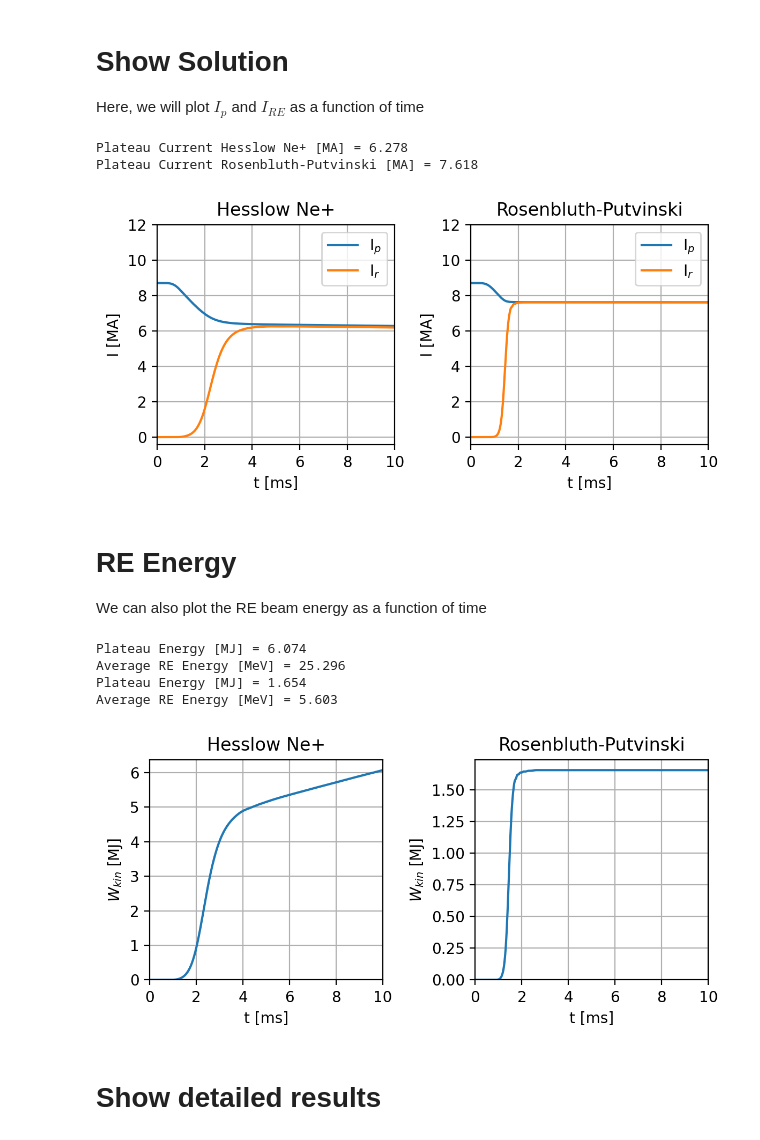
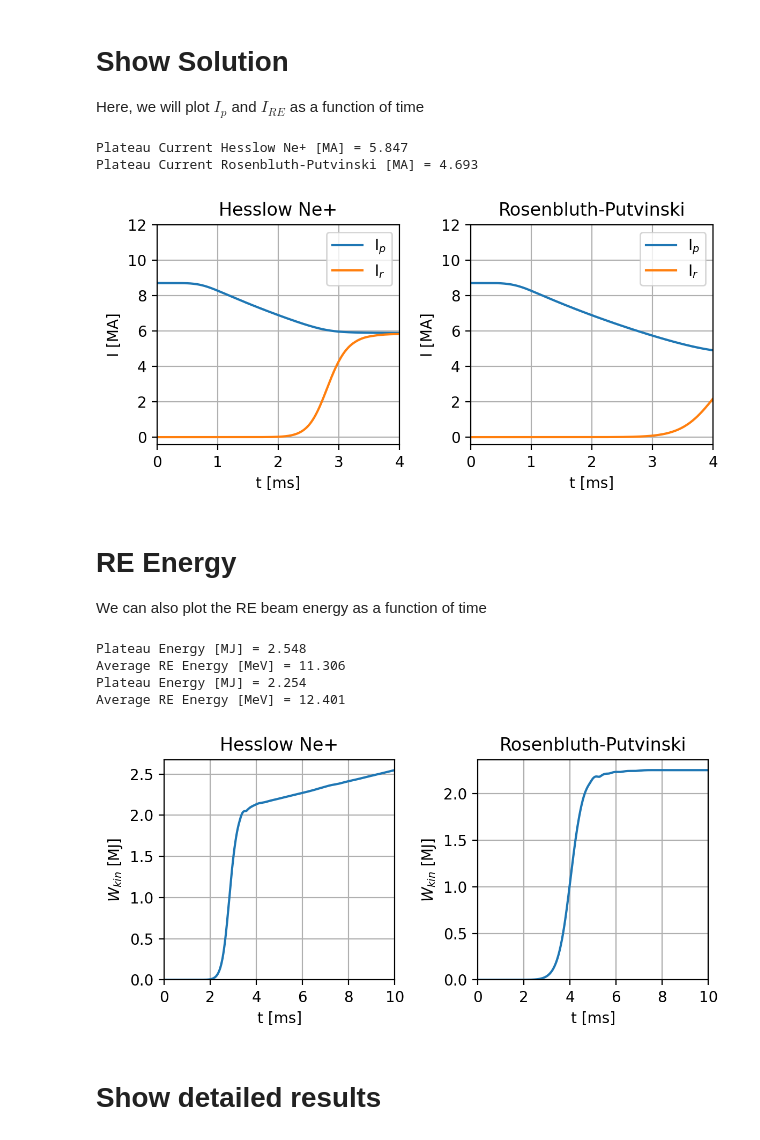
Before and after one commit to ridatta/RE_Solver, a Jupyter notebook: 0D-Solver-Hesslow.ipynb, the cells around one changed output. Cells and saved outputs as stored; diff of their text form; code cells hidden in the pictures.

```diff
--- a/0D-Solver-Hesslow.ipynb
+++ b/0D-Solver-Hesslow.ipynb
@@ -118,19 +118,41 @@ def dYdt(t,Y,primary_sources=[1,1,1],iAvalanche=1,nD=1e-10,nNe=1e20):
     if iAvalanche == 0:
         Yav = 0;
     elif iAvalanche == 1:
-         Yav = (ntot/ne) * iAvalanche * get_avalance_growth_rate_RP2(E_star,ne,0/R0,lnA,Zeff) # per second
+         Yav = 1 * iAvalanche * get_avalance_growth_rate_RP2(E_star,ne,0/R0,lnA,Zeff) # per second
          #if np.random.rand() < 0.1:  # troubleshooting
             #print(f"t={t*1e3:.3f} ms, Yav={Yav:.3e}")
     elif iAvalanche == 2:
-        Yav =  (ntot/ne) * get_avalance_growth_rate_CH(E_star,ne,0/R0,lnA,Zeff) # per second
+        Yav =  1 * get_avalance_growth_rate_CH(E_star,ne,0/R0,lnA,Zeff) # per second
     elif iAvalanche == 3: #Implement getHesslowAvalanchingRate
      # Define arrays for species info, first element deuterium, second Neon (impurity)
         Z = np.array([1, 10])             # Max ionization of D and Ne
-        Z0 = np.array([1, 1])           # Current ionization level (using ZNe breaks the array or something??)
         nj = np.array([nD, nNe])          # Densities [m^-3]
-        Yav = getHesslowAvalanchingRate(E_star, Z, Z0, nj, T, element='Ne', B=0)
+        # trying to use interpolation here
+        Zlow = int(np.floor(ZNe))
+        Zhigh = int(np.ceil(ZNe))
+        weight = ZNe - Zlow # interpolation weight
+
+        # Creating 2 seperate arrays fo the low and high value
+        Z0_low = np.array([1, Zlow])
+        Z0_high = np.array([1, Zhigh])
+
+        try:
+            Y_low = getHesslowAvalanchingRate(E_star, Z, Z0_low, nj, T, element='Ne', B=0)
+        except Exception as e:
+            Y_low = 0
+        try:
+            Y_high = getHesslowAvalanchingRate(E_star, Z, Z0_high, nj, T, element='Ne', B=0)
+        except Exception as e:
+            Y_high = 0
+
+        #Z0 = np.array([1, int(float(ZNe))])           # Current ionization level (using ZNe breaks the array or something??)
+        # USE INTERPOLATION FOR ZNe
+        #Z0 = np.array([1, 1])
+
+        Yav = (1 - weight) * Y_low + weight * Y_high # set has the weighted average of the two
         #if np.random.rand() < 0.1:  # troubleshooting
             #print(f"t={t*1e3:.3f} ms, Yav={Yav:.3e}")
+        #print(f"ZNe: {ZNe}   Z0_low: {Z0_low}   Z0_high: {Z0_high}   Yav: {Yav}")
 
     dIpdt = -2 * np.pi * R0 * Epar / L # [A/s]
     dIrdt = j_primary * np.pi * a**2 + Yav * Ir # [A/s]
@@ -144,10 +166,10 @@ def dYdt(t,Y,primary_sources=[1,1,1],iAvalanche=1,nD=1e-10,nNe=1e20):
 # Solve
 # %%
 from scipy.integrate import solve_ivp
-t = np.linspace(0,10e-3,10000) # times to solve at [s]
+t = np.linspace(0,10e-3,4000) # times to solve at [s]
 
 # testing hesslow avalanching
-iDreicer, iTritium, iCompton = 1, 1, 1 # Set Primary Sources
+iDreicer, iTritium, iCompton = 0, 0, 0 # Set Primary Sources
 iAvalanche = 3 # Set Avalanche Source
 Ir0 = 1 # [A], Initial RE Current
 primary_sources=[iDreicer, iTritium, iCompton] # [iDreicer, iTritium, iCompton]
@@ -155,7 +177,7 @@ sol = solve_ivp(dYdt, t_span=(0,max(t)), y0 = [I0,Ir0,0],t_eval=t,args=(primary_
 print(sol)
 
 # original
-iDreicer, iTritium, iCompton = 1, 1, 1 # Set Primary Sources
+iDreicer, iTritium, iCompton = 0, 0, 0 # Set Primary Sources
 iAvalanche = 1 # Set Avalanche Source
 Ir0 = 1 # [A], Initial RE Current
 primary_sources=[iDreicer, iTritium, iCompton] # [iDreicer, iTritium, iCompton]
@@ -186,35 +210,35 @@ Here, we will plot $I_p$ and $I_{RE}$ as a function of time
 # %%
 fig, axs = plt.subplots(1,2,figsize=(6,3),dpi=200,sharex=True)
 # Hesslow Plot
 axs[0].plot(sol.t*1e3,sol.y[0]/1e6,label='I$_p$')
 axs[0].plot(sol.t*1e3,sol.y[1]/1e6,label='I$_r$')
 axs[0].set_xlabel('t [ms]')
 axs[0].set_ylabel('I [MA]')
 axs[0].grid()
 axs[0].set_yticks(np.arange(0,13,2))
 axs[0].legend()
-axs[0].set_xlim([0,np.max(sol.t*1e3)])
+axs[0].set_xlim([0,4])
 axs[0].set_title("Hesslow Ne+")
 
 # Original Plot
 axs[1].plot(sol2.t*1e3,sol2.y[0]/1e6,label='I$_p$')
 axs[1].plot(sol2.t*1e3,sol2.y[1]/1e6,label='I$_r$')
 axs[1].set_xlabel('t [ms]')
 axs[1].set_ylabel('I [MA]')
 axs[1].grid()
 axs[1].set_yticks(np.arange(0,13,2))
 axs[1].legend()
-axs[1].set_xlim([0,np.max(sol2.t*1e3)])
+axs[1].set_xlim([0,4])
 axs[1].set_title("Rosenbluth-Putvinski")
 
 #axs[0].legend()
 print('Plateau Current Hesslow Ne+ [MA] = %1.3f'%(sol.y[0][-1]/1e6))
 print('Plateau Current Rosenbluth-Putvinski [MA] = %1.3f'%(sol2.y[0][-1]/1e6))
 fig.tight_layout()
 # %% [output]
-Plateau Current Hesslow Ne+ [MA] = 6.278
-Plateau Current Rosenbluth-Putvinski [MA] = 7.618
+Plateau Current Hesslow Ne+ [MA] = 5.847
+Plateau Current Rosenbluth-Putvinski [MA] = 4.693
-[figure, old version]
+[figure, new version]
 # %% [markdown]
 # RE Energy
 We can also plot the RE beam energy as a function of time
@@ -254,11 +278,11 @@ print('Average RE Energy [MeV] = %1.3f'%(avg_energy/1e6/const.eV))
 
 fig.tight_layout()
 # %% [output]
-Plateau Energy [MJ] = 6.074
-Average RE Energy [MeV] = 25.296
-Plateau Energy [MJ] = 1.654
-Average RE Energy [MeV] = 5.603
+Plateau Energy [MJ] = 2.548
+Average RE Energy [MeV] = 11.306
+Plateau Energy [MJ] = 2.254
+Average RE Energy [MeV] = 12.401
-[figure, old version]
+[figure, new version]
 # %% [markdown]
 # Show detailed results
 # %%
```
Also changed, not shown: parts of 3 cells of this notebook, 15 other files.
